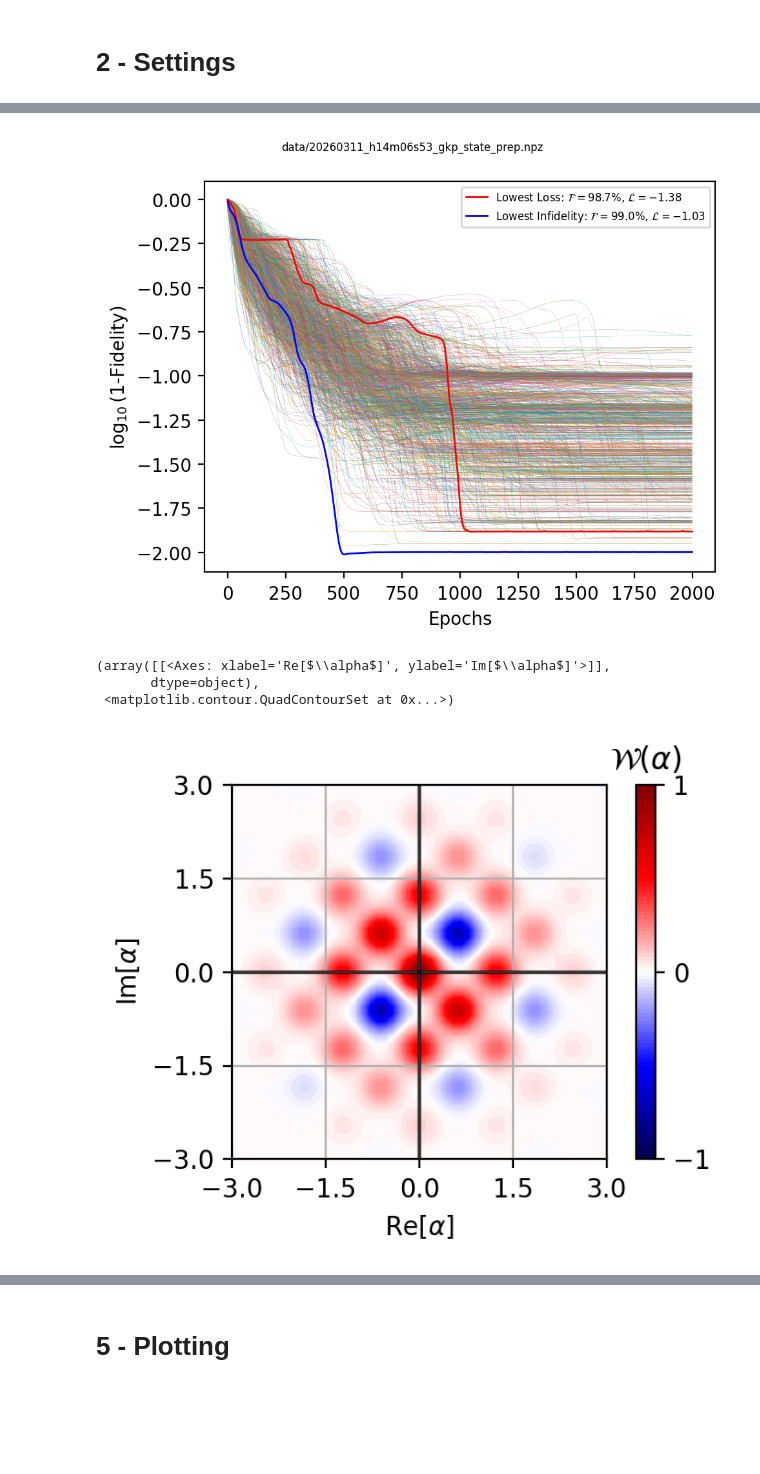
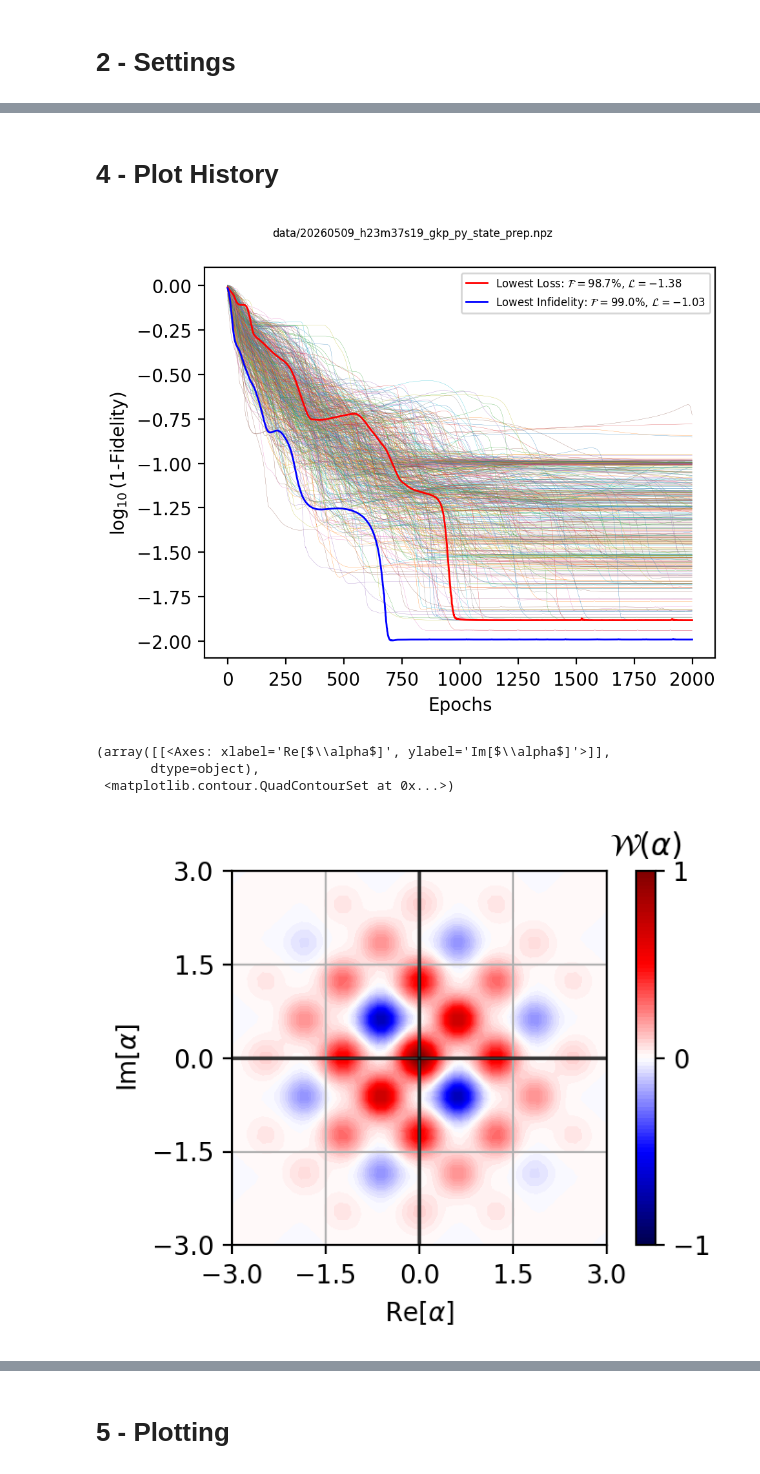
Before and after one commit to EQuS/jaxquantum, a Jupyter notebook: experiments/circuit/state-prep/2-gkp-state.ipynb, the cells around one changed output, grey strips where cells are left out. Saved outputs shown, nothing was run; the diff lists cells and outputs as text; code cells hidden in the pictures; blank space fills up the shorter version.

Commit message:
state prep updates

```diff
--- a/experiments/circuit/state-prep/2-gkp-state.ipynb
+++ b/experiments/circuit/state-prep/2-gkp-state.ipynb
@@ -5,6 +5,9 @@
 %autoreload 2
 # %%
 import jaxquantum as jqt
+
+jqt.set_precision("double")
+
 import jaxquantum.circuits as jqtc
 import jaxquantum.codes as jqtb
 from jax import jit, grad, vmap
@@ -13,6 +16,7 @@ import numpy as np
 from math import prod
 import matplotlib.pyplot as plt
 from mpl_toolkits.axes_grid1 import make_axes_locatable
+
 
 
 from tqdm import tqdm
@@ -81,3 +36,32 @@ settings["data_filename"] = f"data/{date_str}_{settings['state']['mode']}_state_
+# %%
+settings = {
+    "measure": None,
+    "blocks": 7,
+    "batch_size": 500,
+    "epochs": 2000,
+    "learning_rate": 5e-3,
+    "N": 75,
+    "state": {
+        "mode": "gkp",
+        "logical_state": "+y",
+        "delta": 0.438
+    },
+    "N_large": 200,
+    "bounds": {
+        "lower": [-1,-1,-4,-4],
+        "upper": [1,1,4,4]
+    },
+    "random_seed": 41,
+    "reg_strength": 5e-1,
+    "reg_mode": 'avg',
+    "minimize_metric": True
+}
+
+date_str = datetime.datetime.now().strftime("%Y%m%d_h%Hm%Ms%S")
+logical_state_label = settings["state"]["logical_state"].replace("+","p").replace("-","m")
+settings["data_filename"] = f"data/{date_str}_{settings['state']['mode']}_{logical_state_label}_state_prep.npz"
+
+setup_settings(settings)
 # %%
 jqt.plot_cf(settings["target_state"].ptrace(1), jnp.linspace(-3,3,200))
 # %% [output]
@@ -120,5 +104,7 @@ random_initial_params = jax.random.uniform(
 # %%
 history = optimize(random_initial_params, settings)
+# %% [markdown]
+# 4 - Plot History
 # %%
 fids_history = history["fids"]
 metric_batch_history = history["metric_batch"]
@@ -176,15 +162,15 @@ fig.tight_layout()
 
 fig.savefig(settings["data_filename"].split(".")[0] + "_history.png", dpi=300, bbox_inches="tight")
 # %% [output]
-[figure, old version]
+[figure, new version]
 # %%
 pts = jnp.linspace(-3, 3, 50)
-jqt.plot_wigner(target_state_cavity, pts)
+jqt.plot_wigner(settings["target_state_cavity"], pts)
 # %% [output]
 (array([[<Axes: xlabel='Re[$\\alpha$]', ylabel='Im[$\\alpha$]'>]],
        dtype=object),
  <matplotlib.contour.QuadContourSet at 0x...>)
-[figure, old version]
+[figure, new version]
 # %%
 pts = jnp.linspace(-3, 3, 50)
 prepared_state = run_circuit(params_history[best_metric_epoch_indx, best_metric_batch_indx], settings["N"])
```
Also changed, not shown: parts of 13 cells of this notebook, 1 other file.
